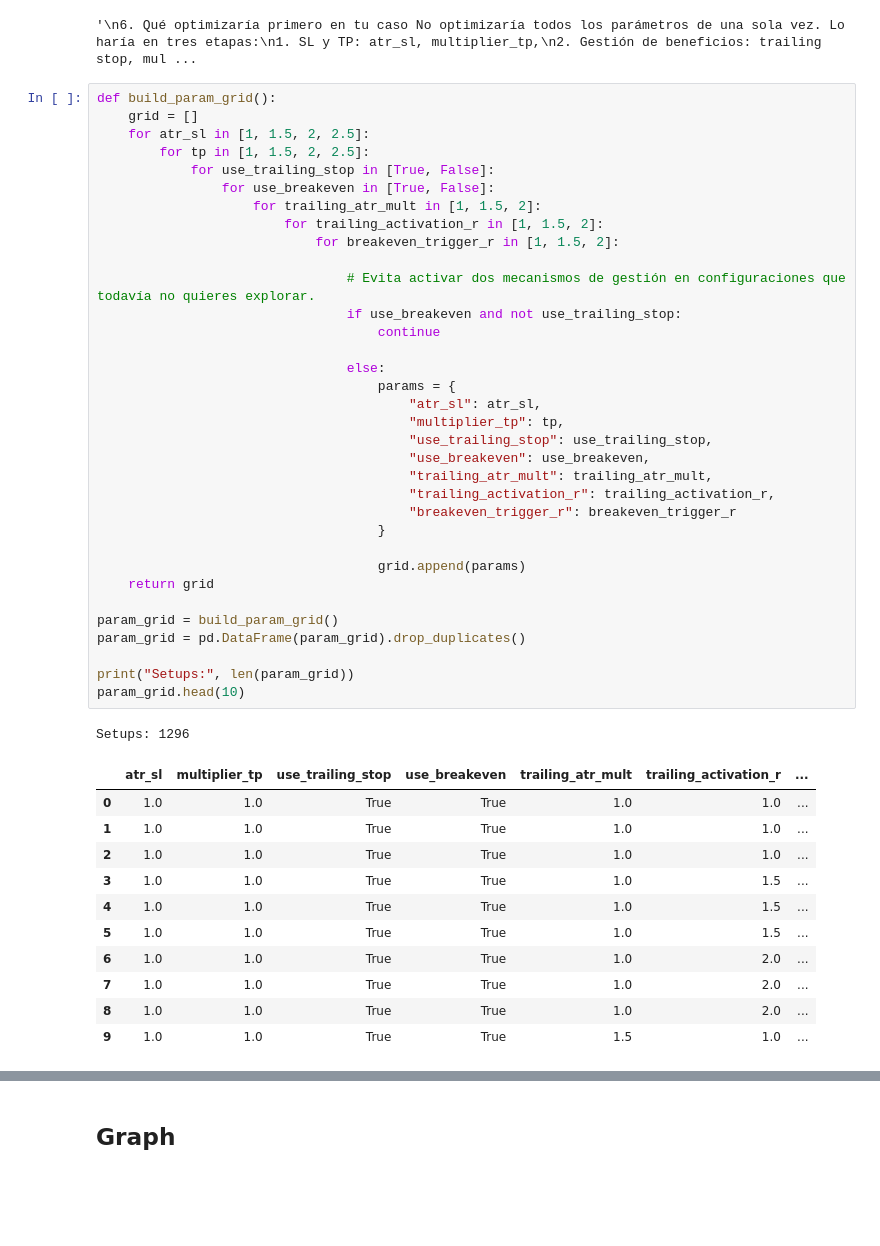
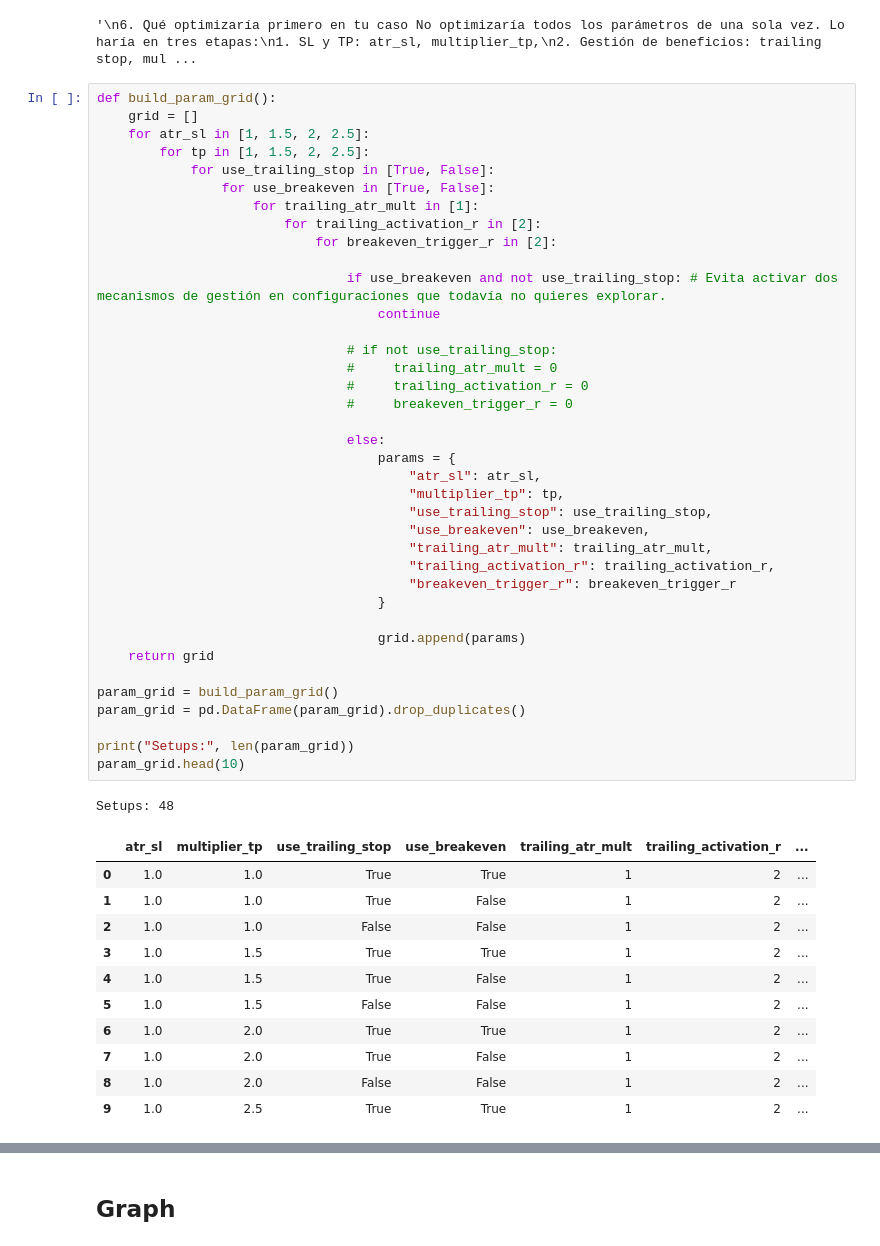
Before and after one commit to josebrx99/python, a Jupyter notebook: trading/engine/backtester.ipynb, the cells around one changed output, grey strips where cells are left out. Drawn from its saved outputs; the diff is of its cells as text; blank space fills up the shorter version.

```diff
--- a/trading/engine/backtester.ipynb
+++ b/trading/engine/backtester.ipynb
@@ -204,46 +242,50 @@ breakeven_trigger_r	1.0, 1.5, 2.0, 2.5, 3.0
 def build_param_grid():
     grid = []
     for atr_sl in [1, 1.5, 2, 2.5]:
         for tp in [1, 1.5, 2, 2.5]:
             for use_trailing_stop in [True, False]:
                 for use_breakeven in [True, False]:
-                    for trailing_atr_mult in [1, 1.5, 2]:
-                        for trailing_activation_r in [1, 1.5, 2]:
-                            for breakeven_trigger_r in [1, 1.5, 2]:
+                    for trailing_atr_mult in [1]:
+                        for trailing_activation_r in [2]:
+                            for breakeven_trigger_r in [2]:
 
-                                # Evita activar dos mecanismos de gestión en configuraciones que todavía no quieres explorar.
-                                if use_breakeven and not use_trailing_stop:
+                                if use_breakeven and not use_trailing_stop: # Evita activar dos mecanismos de gestión en configuraciones que todavía no quieres explorar.
                                     continue
+
+                                # if not use_trailing_stop:
+                                #     trailing_atr_mult = 0
+                                #     trailing_activation_r = 0
+                                #     breakeven_trigger_r = 0
 
                                 else:
                                     params = {
                                         "atr_sl": atr_sl,
                                         "multiplier_tp": tp,
                                         "use_trailing_stop": use_trailing_stop,
                                         "use_breakeven": use_breakeven,
                                         "trailing_atr_mult": trailing_atr_mult,
                                         "trailing_activation_r": trailing_activation_r,
                                         "breakeven_trigger_r": breakeven_trigger_r
                                     }
 
                                     grid.append(params)
     return grid
 
 param_grid = build_param_grid()
 param_grid = pd.DataFrame(param_grid).drop_duplicates()
 
 print("Setups:", len(param_grid))
 param_grid.head(10)
 # %% [output]
-Setups: 1296
+Setups: 48
 |  | atr_sl | multiplier_tp | use_trailing_stop | use_breakeven | trailing_atr_mult | trailing_activation_r | ... |
-| 0 | 1.0 | 1.0 | True | True | 1.0 | 1.0 | ... |
-| 1 | 1.0 | 1.0 | True | True | 1.0 | 1.0 | ... |
-| 2 | 1.0 | 1.0 | True | True | 1.0 | 1.0 | ... |
-| 3 | 1.0 | 1.0 | True | True | 1.0 | 1.5 | ... |
-| 4 | 1.0 | 1.0 | True | True | 1.0 | 1.5 | ... |
-| 5 | 1.0 | 1.0 | True | True | 1.0 | 1.5 | ... |
-| 6 | 1.0 | 1.0 | True | True | 1.0 | 2.0 | ... |
-| 7 | 1.0 | 1.0 | True | True | 1.0 | 2.0 | ... |
-| 8 | 1.0 | 1.0 | True | True | 1.0 | 2.0 | ... |
-| 9 | 1.0 | 1.0 | True | True | 1.5 | 1.0 | ... |
+| 0 | 1.0 | 1.0 | True | True | 1 | 2 | ... |
+| 1 | 1.0 | 1.0 | True | False | 1 | 2 | ... |
+| 2 | 1.0 | 1.0 | False | False | 1 | 2 | ... |
+| 3 | 1.0 | 1.5 | True | True | 1 | 2 | ... |
+| 4 | 1.0 | 1.5 | True | False | 1 | 2 | ... |
+| 5 | 1.0 | 1.5 | False | False | 1 | 2 | ... |
+| 6 | 1.0 | 2.0 | True | True | 1 | 2 | ... |
+| 7 | 1.0 | 2.0 | True | False | 1 | 2 | ... |
+| 8 | 1.0 | 2.0 | False | False | 1 | 2 | ... |
+| 9 | 1.0 | 2.5 | True | True | 1 | 2 | ... |
```
Also changed, not shown: parts of 13 cells of this notebook, 1 other file.
